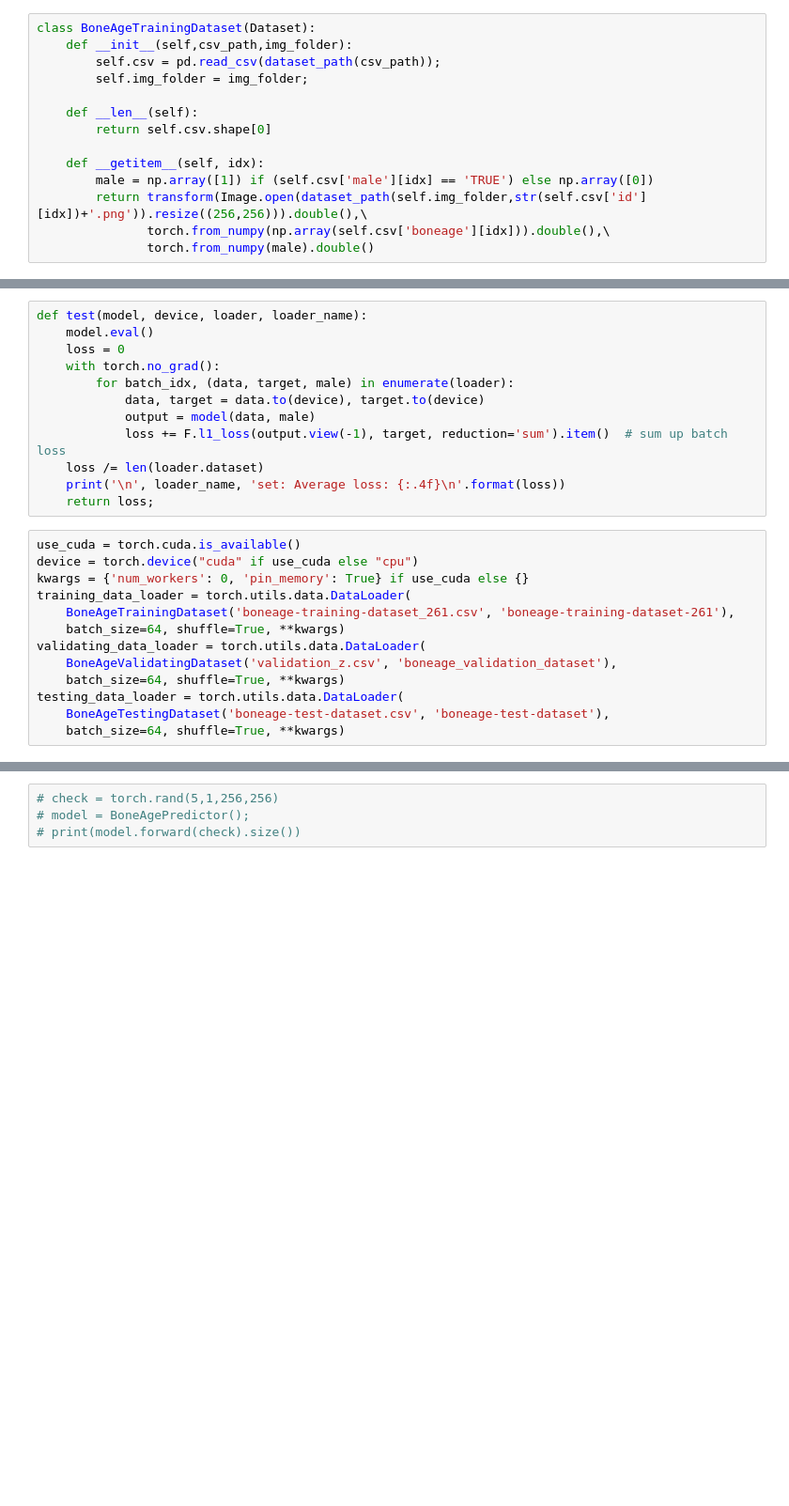
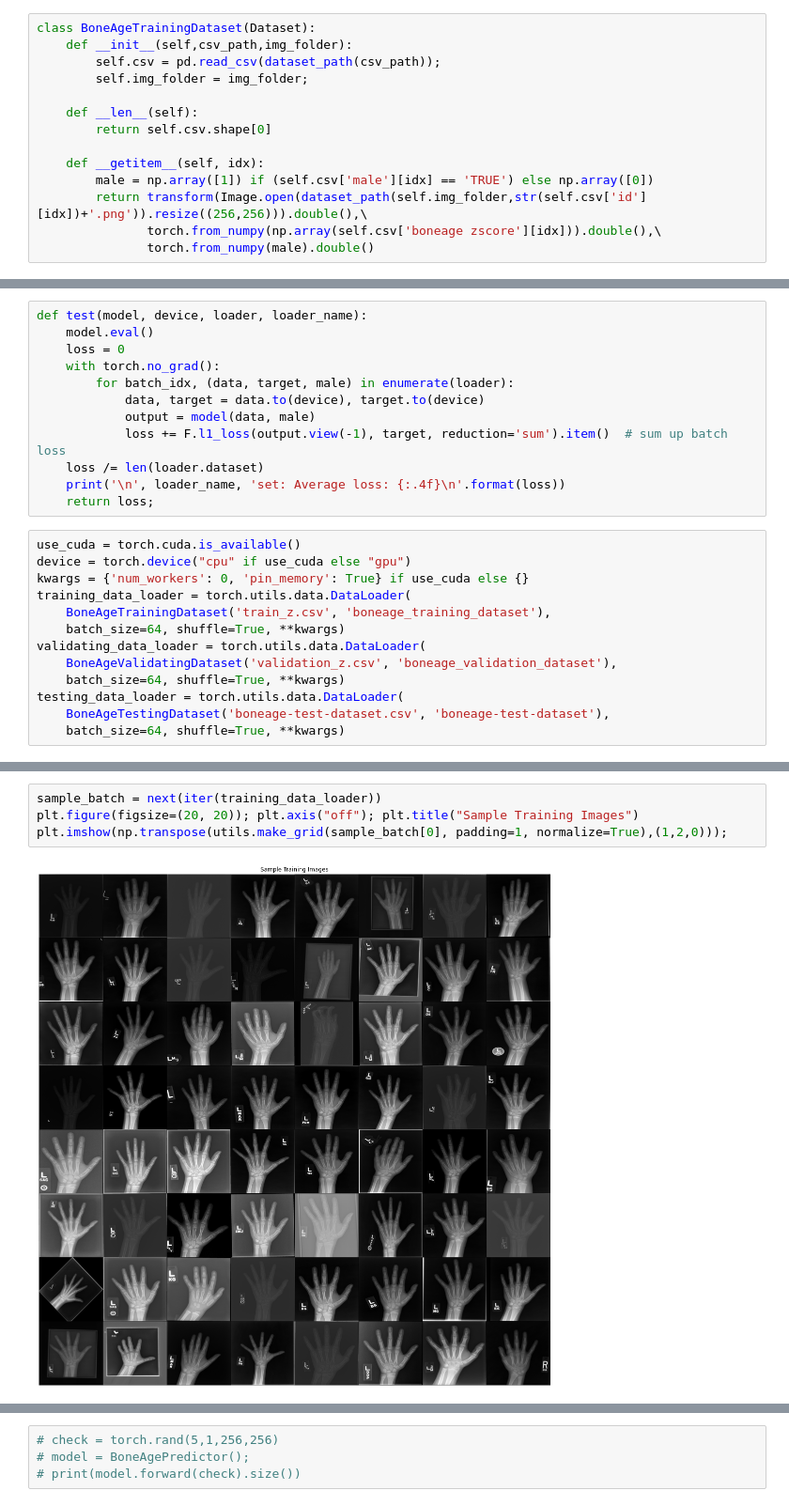
Before and after one commit to kittimaxz/Project_BoneAge, a Jupyter notebook: BoneAgePredictor.ipynb, the cells around one changed output, grey strips where cells are left out. Shown at 94% size. Cells and saved outputs as stored; diff of their text form; blank space fills up the shorter version.

```diff
--- a/BoneAgePredictor.ipynb
+++ b/BoneAgePredictor.ipynb
@@ -41,7 +42,7 @@ class BoneAgeTrainingDataset(Dataset):
     def __getitem__(self, idx):
         male = np.array([1]) if (self.csv['male'][idx] == 'TRUE') else np.array([0])
         return transform(Image.open(dataset_path(self.img_folder,str(self.csv['id'][idx])+'.png')).resize((256,256))).double(),\
-               torch.from_numpy(np.array(self.csv['boneage'][idx])).double(),\
+               torch.from_numpy(np.array(self.csv['boneage zscore'][idx])).double(),\
                torch.from_numpy(male).double()
 # %%
 class BoneAgeValidatingDataset(Dataset):
@@ -161,10 +165,10 @@ def test(model, device, loader, loader_name):
     return loss;
 # %%
 use_cuda = torch.cuda.is_available()
-device = torch.device("cuda" if use_cuda else "cpu")
+device = torch.device("cpu" if use_cuda else "gpu")
 kwargs = {'num_workers': 0, 'pin_memory': True} if use_cuda else {}
 training_data_loader = torch.utils.data.DataLoader(
-    BoneAgeTrainingDataset('boneage-training-dataset_261.csv', 'boneage-training-dataset-261'),
+    BoneAgeTrainingDataset('train_z.csv', 'boneage_training_dataset'),
     batch_size=64, shuffle=True, **kwargs)
 validating_data_loader = torch.utils.data.DataLoader(
     BoneAgeValidatingDataset('validation_z.csv', 'boneage_validation_dataset'),
@@ -175,3 +183,9 @@ testing_data_loader = torch.utils.data.DataLoader(
+# %%
+sample_batch = next(iter(training_data_loader))
+plt.figure(figsize=(20, 20)); plt.axis("off"); plt.title("Sample Training Images")
+plt.imshow(np.transpose(utils.make_grid(sample_batch[0], padding=1, normalize=True),(1,2,0)));
+# %% [output]
+[figure, added]
 # %%
 model = BoneAgePredictor().double().to(device)
 print(model)
```
Also changed, not shown: parts of 14 cells of this notebook.
